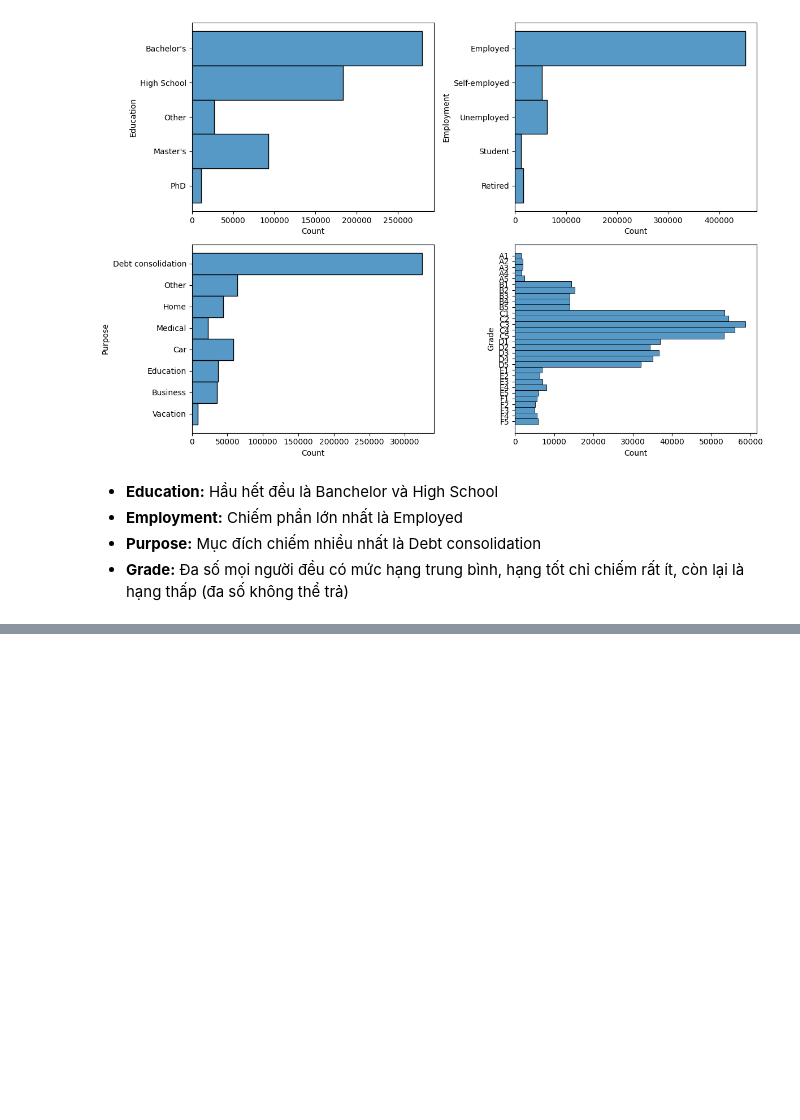
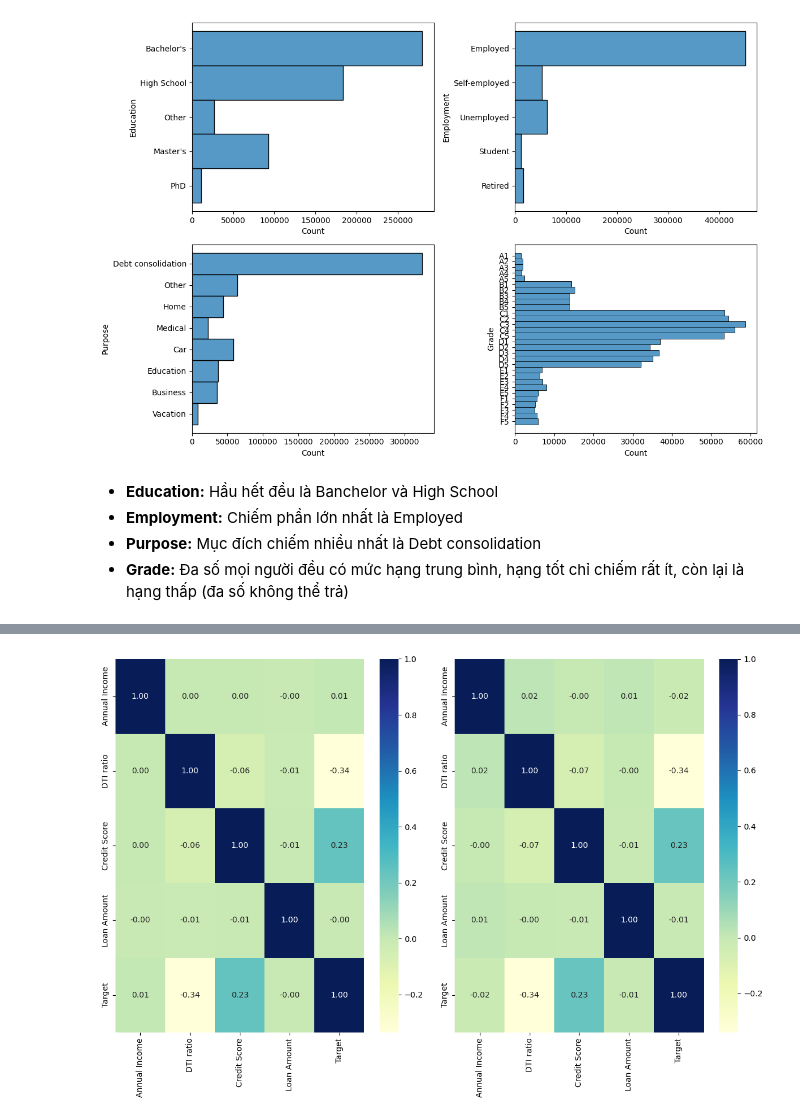
Before and after one commit to pikamanh/Predicting-Loan-Payback, a Jupyter notebook: test.ipynb, the cells around one changed output, grey strips where cells are left out. Cells and saved outputs as stored; diff of their text form; code cells hidden in the pictures; blank space fills up the shorter version.

```diff
--- a/test.ipynb
+++ b/test.ipynb
@@ -222,0 +305,5 @@ plt.show()
+# %%
+q3_income = train.describe()['Annual Income']['75%'].item()
+
+outliers_data = train.loc[train['Annual Income'] > q3_income]
+outliers_data.describe()
@@ -222,0 +320,15 @@ plt.show()
+# %%
+fig, ax = plt.subplots(ncols=2, nrows=1, figsize=figsize)
+
+numerical_data_outliers = outliers_data[['Annual Income', 'DTI ratio', "Credit Score", "Loan Amount"]]
+
+df_outliers_income_corr = numerical_data_outliers.copy()
+df_outliers_income_corr['Target'] = outliers_data['Loan Paid Back']
+df_outliers_income_corr = df_outliers_income_corr.corr()
+
+sns.heatmap(df_corr, annot=True, fmt='.2f', cmap="YlGnBu", ax=ax[0])
+sns.heatmap(df_outliers_income_corr, annot=True, fmt='.2f', cmap="YlGnBu", ax=ax[1])
+
+fig.tight_layout()
+# %% [output]
+[figure, added]
```
Also changed, not shown: parts of 35 cells of this notebook.
